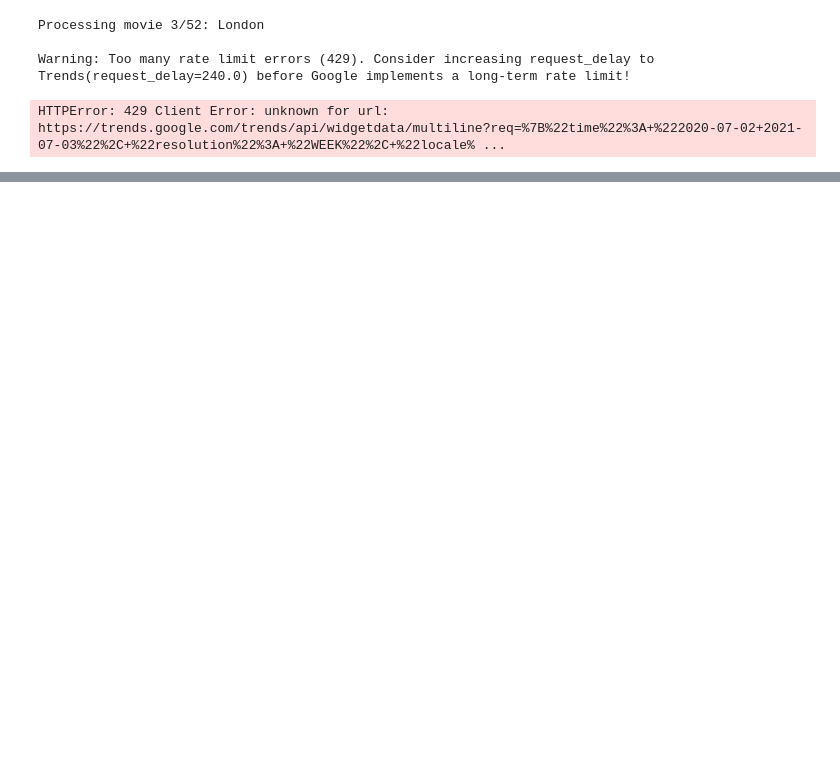
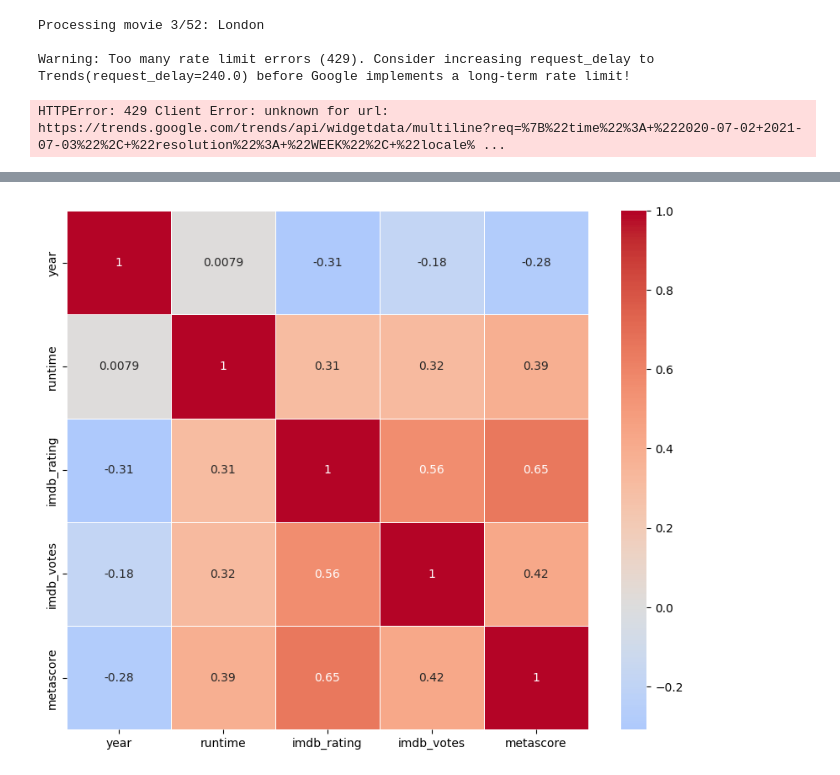
Before and after one commit to pegahbkz/neon-movies, a Jupyter notebook: movie-analysis.ipynb, the cells around one changed output, grey strips where cells are left out. Saved outputs shown, nothing was run; the diff lists cells and outputs as text; code cells hidden in the pictures; blank space fills up the shorter version.

Commit message:
plotted correlations

```diff
--- a/movie-analysis.ipynb
+++ b/movie-analysis.ipynb
@@ -393,0 +414,17 @@ HTTPError: 429 Client Error: unknown for url: https://trends.google.com/trends/a
+# %%
+import seaborn as sns
+import matplotlib.pyplot as plt
+
+# calculate the correlation matrix
+corr_matrix = movies_df.corr(numeric_only=True)
+
+# set up the matplotlib figure
+plt.figure(figsize=(10, 8))
+
+# generate a heatmap
+sns.heatmap(corr_matrix, annot=True, cmap='coolwarm', center=0, linewidths=0.5)
+
+# display the plot
+plt.show()
+# %% [output]
+[figure, added]
```
Also changed, not shown: parts of 3 cells of this notebook.
